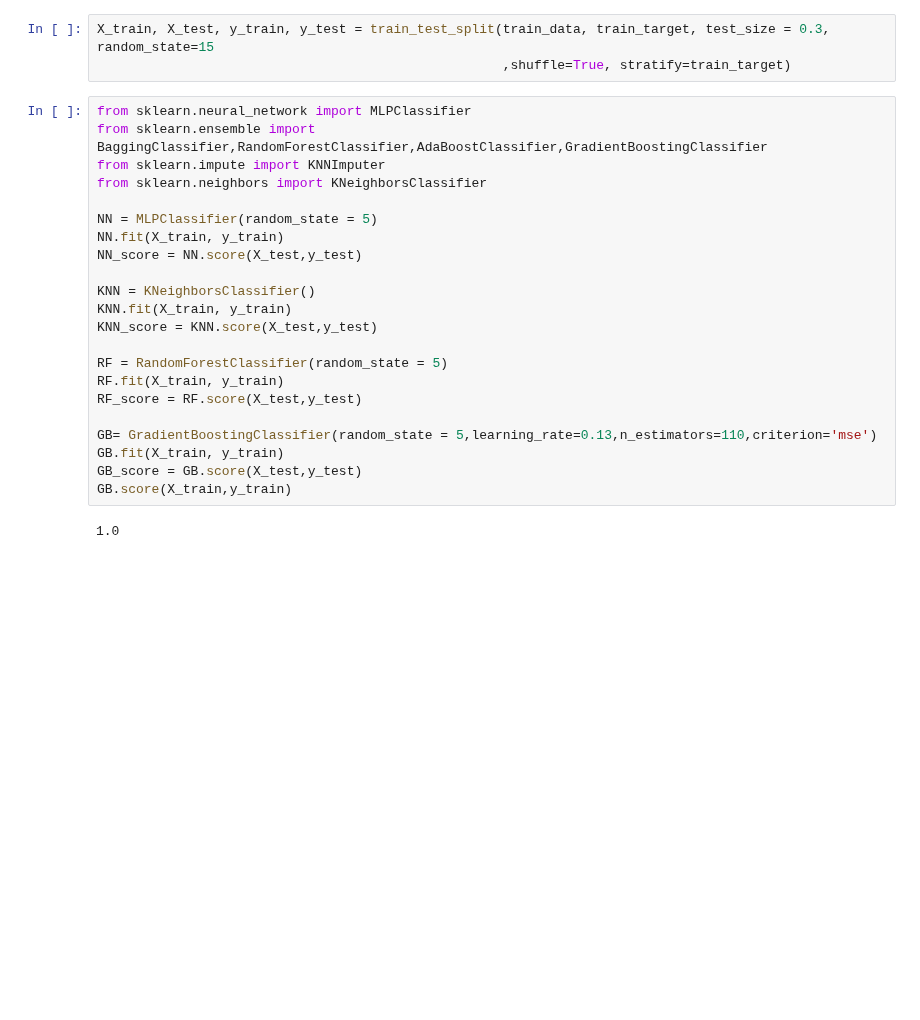
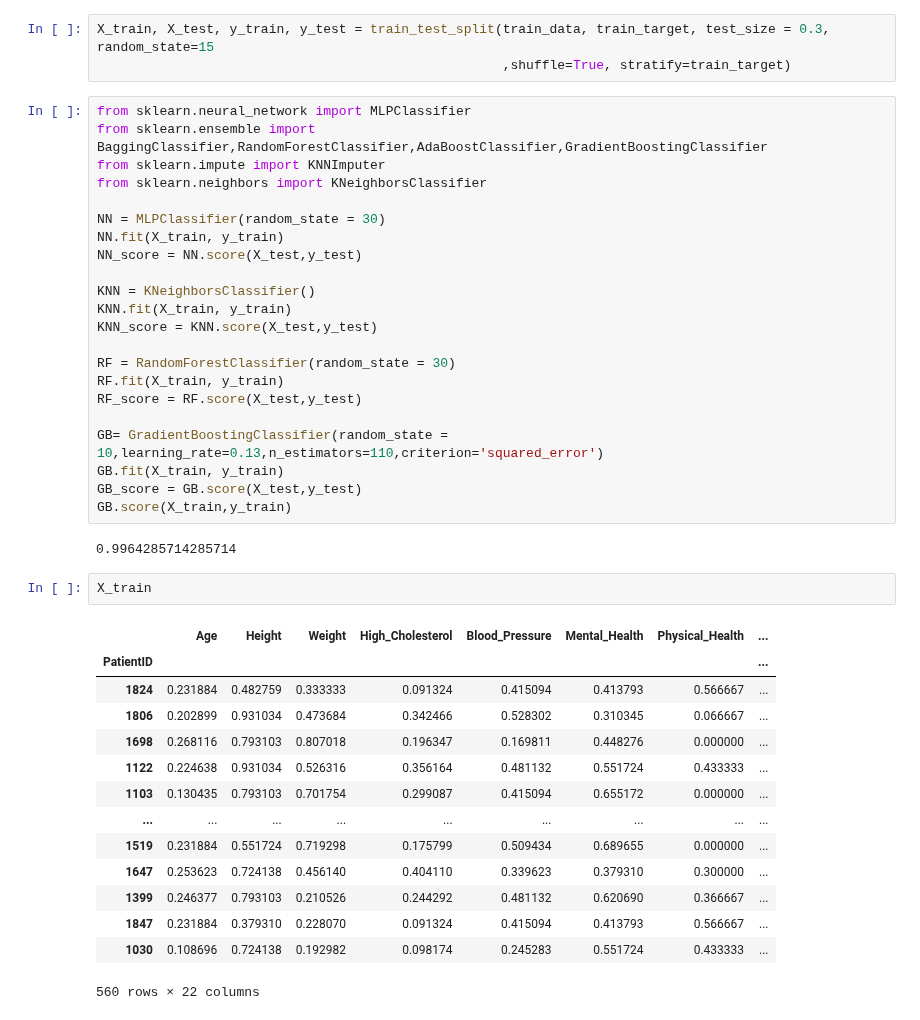
Before and after one commit to henrymmarques/MLProject, a Jupyter notebook: Group03 - ML Project.ipynb, the cells around one changed output. Drawn from its saved outputs; the diff is of its cells as text; blank space fills up the shorter version.

```diff
--- a/Group03 - ML Project.ipynb
+++ b/Group03 - ML Project.ipynb
@@ -454,7 +527,7 @@ from sklearn.ensemble import BaggingClassifier,RandomForestClassifier,AdaBoostCl
 from sklearn.impute import KNNImputer
 from sklearn.neighbors import KNeighborsClassifier
 
-NN = MLPClassifier(random_state = 5)
+NN = MLPClassifier(random_state = 30)
 NN.fit(X_train, y_train)
 NN_score = NN.score(X_test,y_test)
 
@@ -462,16 +535,33 @@ KNN = KNeighborsClassifier()
 KNN.fit(X_train, y_train)
 KNN_score = KNN.score(X_test,y_test)
 
-RF = RandomForestClassifier(random_state = 5)
+RF = RandomForestClassifier(random_state = 30)
 RF.fit(X_train, y_train)
 RF_score = RF.score(X_test,y_test)
 
-GB= GradientBoostingClassifier(random_state = 5,learning_rate=0.13,n_estimators=110,criterion='mse')
+GB= GradientBoostingClassifier(random_state = 10,learning_rate=0.13,n_estimators=110,criterion='squared_error')
 GB.fit(X_train, y_train)
 GB_score = GB.score(X_test,y_test)
 GB.score(X_train,y_train)
 # %% [output]
-1.0
+0.9964285714285714
+# %%
+X_train
+# %% [output]
+|  | Age | Height | Weight | High_Cholesterol | Blood_Pressure | Mental_Health | Physical_Health | ... |
+| PatientID |  |  |  |  |  |  |  | ... |
+| 1824 | 0.231884 | 0.482759 | 0.333333 | 0.091324 | 0.415094 | 0.413793 | 0.566667 | ... |
+| 1806 | 0.202899 | 0.931034 | 0.473684 | 0.342466 | 0.528302 | 0.310345 | 0.066667 | ... |
+| 1698 | 0.268116 | 0.793103 | 0.807018 | 0.196347 | 0.169811 | 0.448276 | 0.000000 | ... |
+| 1122 | 0.224638 | 0.931034 | 0.526316 | 0.356164 | 0.481132 | 0.551724 | 0.433333 | ... |
+| 1103 | 0.130435 | 0.793103 | 0.701754 | 0.299087 | 0.415094 | 0.655172 | 0.000000 | ... |
+| ... | ... | ... | ... | ... | ... | ... | ... | ... |
+| 1519 | 0.231884 | 0.551724 | 0.719298 | 0.175799 | 0.509434 | 0.689655 | 0.000000 | ... |
+| 1647 | 0.253623 | 0.724138 | 0.456140 | 0.404110 | 0.339623 | 0.379310 | 0.300000 | ... |
+| 1399 | 0.246377 | 0.793103 | 0.210526 | 0.244292 | 0.481132 | 0.620690 | 0.366667 | ... |
+| 1847 | 0.231884 | 0.379310 | 0.228070 | 0.091324 | 0.415094 | 0.413793 | 0.566667 | ... |
+| 1030 | 0.108696 | 0.724138 | 0.192982 | 0.098174 | 0.245283 | 0.551724 | 0.433333 | ... |
+560 rows × 22 columns
 # %%
 results = pd.DataFrame({
     'Model': ['NN','KNN','RF','GB'],
```
Also changed, not shown: parts of 12 cells of this notebook.
